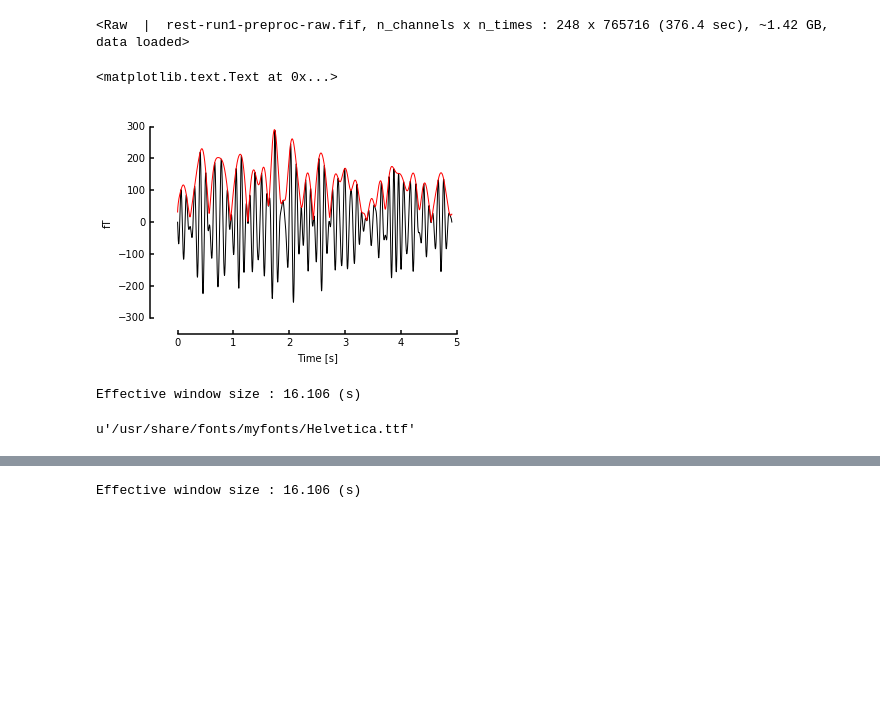
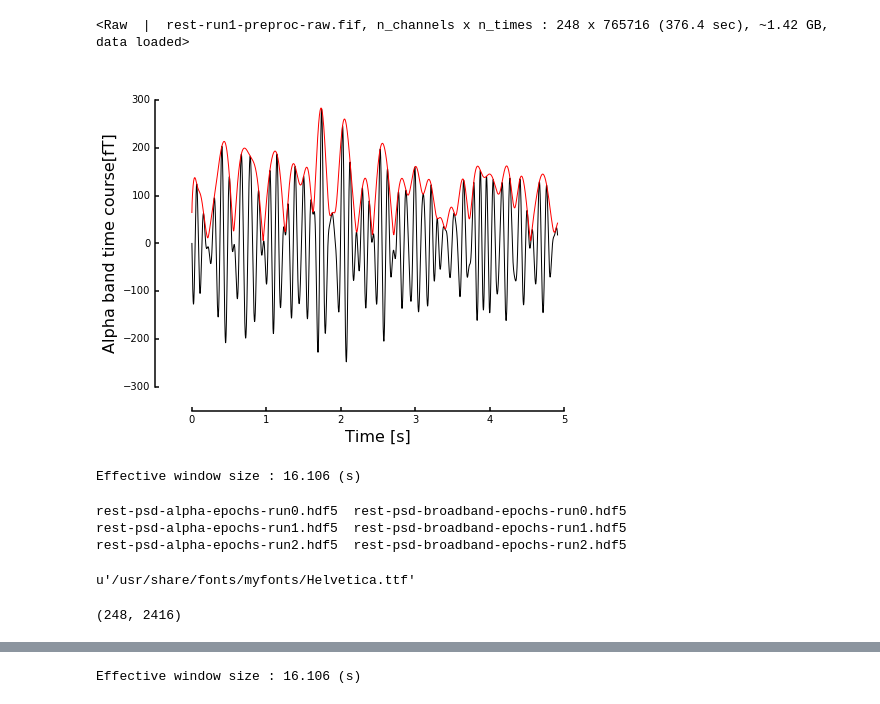
Before and after one commit to neurospin/meg_study_dynamic_scales, a Jupyter notebook: scripts/biomag_pilot_analysis_sensor.ipynb, the cells around one changed output, grey strips where cells are left out. Drawn from its saved outputs; the diff is of its cells as text; code cells hidden in the pictures; blank space fills up the shorter version.

Commit message:
hilbert

```diff
--- a/scripts/biomag_pilot_analysis_sensor.ipynb
+++ b/scripts/biomag_pilot_analysis_sensor.ipynb
@@ -236,7 +236,7 @@ mne.time_frequency.tfr_morlet?
 # %%
 run_index=1
 raw = mne.io.read_raw_fif(
-    op.join(recordings_path, subject, '%s-run%i-preproc-raw.fif' % (data_type, run_index)))
+    op.join('/mnt/hcp-meg', subject, '%s-run%i-preproc-raw.fif' % (data_type, run_index)))
 
 raw.load_data()
 # %% [output]
@@ -265,29 +269,29 @@ raw_hil.apply_hilbert(list(range(248)), envelope=True, n_fft='auto')
 # %%
 %matplotlib inline
-plt.figure()
+plt.figure(figsize=(8, 6))
 plt.plot(raw.times[:10000], raw._data[10:11, :10000].T * 1e15, color='black');
 plt.plot(raw.times[:10000], raw_hil._data[10:11, :10000].T * 1e15, color='red');
 ax = plt.gca()
 plt.xlim(-0.5, 5.5)
 plt.ylim(-350, 350)
 
 # Hide the right and top spines
 ax.spines['right'].set_visible(False)
 ax.spines['top'].set_visible(False)
 
 # Only show ticks on the left and bottom spines
 ax.yaxis.set_ticks_position('left')
 ax.xaxis.set_ticks_position('bottom')
 ax.spines['bottom'].set_bounds(0, 5)
 ax.spines['bottom'].set_linewidth(1.5)
 ax.spines['left'].set_bounds(*ax.get_yticks()[1:][:-1][[0, -1]])
 ax.spines['left'].set_linewidth(1.5)
 ax.xaxis.set_tick_params(width=1.5)
 ax.yaxis.set_tick_params(width=1.5)
 
-plt.xlabel('Time [s]')
-plt.ylabel('fT')
+plt.xlabel('Time [s]', fontsize=16)
+plt.ylabel('Alpha band time course[fT]', fontsize=16)
+plt.savefig('./biomag_figures/hilbert_demo.png', dpi=600)
 # %% [output]
-<matplotlib.text.Text at 0x...>
-[figure, old version]
+[figure, new version]
 # %%
@@ -295,3 +299,9 @@ psd, freqs = mne.time_frequency.psd_welch(raw_hil, n_fft=2**15)
 # %% [output]
 Effective window size : 16.106 (s)
+# %%
+ls /mnt/dynamic-scales/hcp-meg/105923/
+# %% [output]
+rest-psd-alpha-epochs-run0.hdf5  rest-psd-broadband-epochs-run0.hdf5
+rest-psd-alpha-epochs-run1.hdf5  rest-psd-broadband-epochs-run1.hdf5
+rest-psd-alpha-epochs-run2.hdf5  rest-psd-broadband-epochs-run2.hdf5
 # %%
@@ -304,2 +317,6 @@ u'/usr/share/fonts/myfonts/Helvetica.ttf'
+# %%
+psd.shape
+# %% [output]
+(248, 2416)
 # %%
 %matplotlib inline
```
Also changed, not shown: parts of 7 cells of this notebook, 2 other files.
